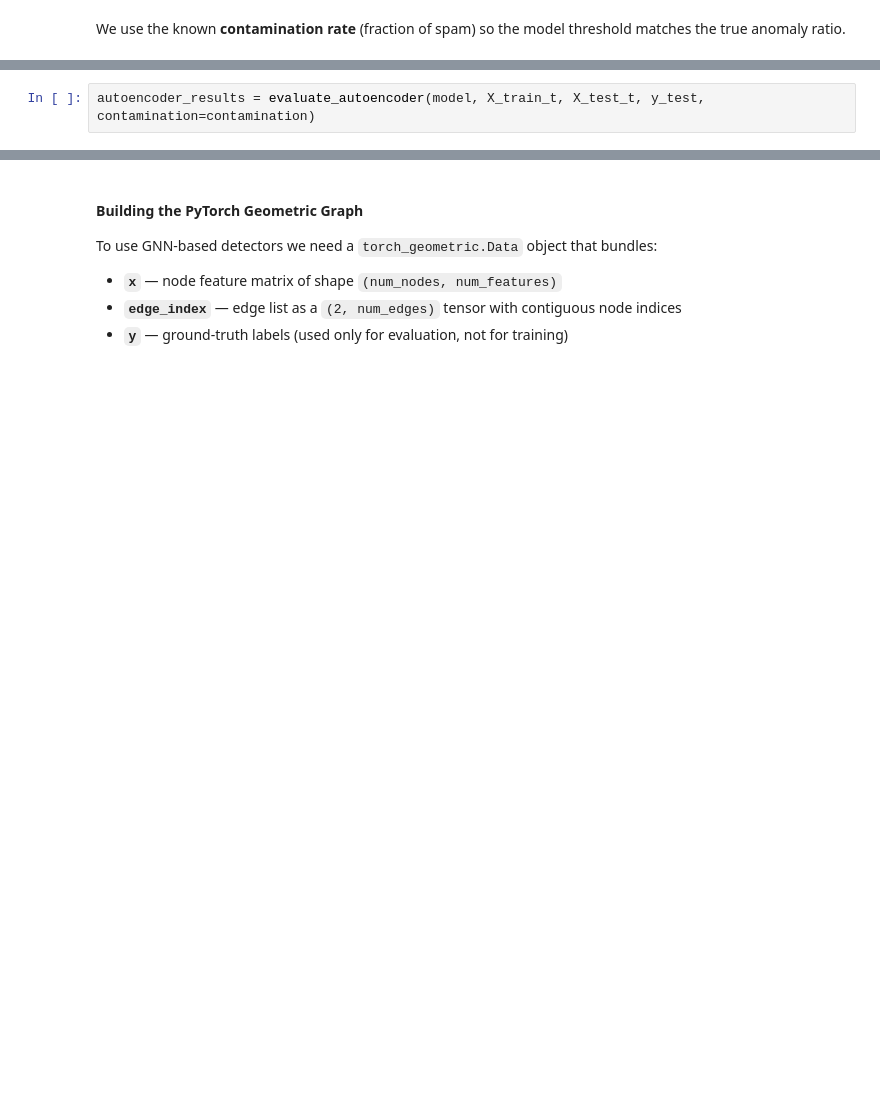
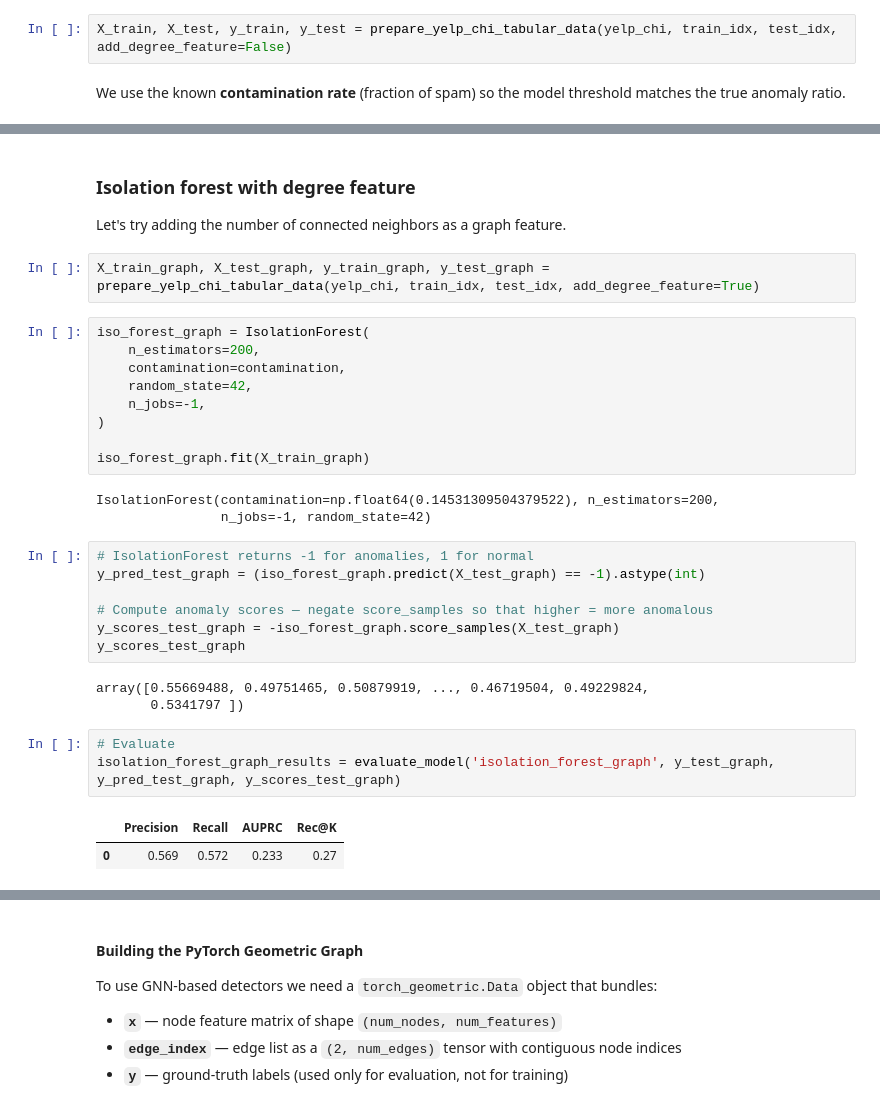
Before and after one commit to ajurcik/MLPrague-2026-test, a Jupyter notebook: 3-unsupervised-learning.ipynb, the cells around one changed output, grey strips where cells are left out. Saved outputs shown, nothing was run; the diff lists cells and outputs as text; blank space fills up the shorter version.

```diff
--- a/3-unsupervised-learning.ipynb
+++ b/3-unsupervised-learning.ipynb
@@ -108,3 +129,5 @@ y_train, y_test = y_true[train_idx], y_true[test_idx]
+# %%
+X_train, X_test, y_train, y_test = prepare_yelp_chi_tabular_data(yelp_chi, train_idx, test_idx, add_degree_feature=False)
 # %% [markdown]
 We use the known **contamination rate** (fraction of spam) so the model threshold matches the true anomaly ratio.
 # %%
@@ -269,3 +184,34 @@ model = train_autoencoder(model, X_train_t)
-# %%
-autoencoder_results = evaluate_autoencoder(model, X_train_t, X_test_t, y_test, contamination=contamination)
+# %% [markdown]
+### Isolation forest with degree feature
+Let's try adding the number of connected neighbors as a graph feature.
+# %%
+X_train_graph, X_test_graph, y_train_graph, y_test_graph = prepare_yelp_chi_tabular_data(yelp_chi, train_idx, test_idx, add_degree_feature=True)
+# %%
+iso_forest_graph = IsolationForest(
+    n_estimators=200,
+    contamination=contamination,
+    random_state=42,
+    n_jobs=-1,
+)
+
+iso_forest_graph.fit(X_train_graph)
+# %% [output]
+IsolationForest(contamination=np.float64(0.14531309504379522), n_estimators=200,
+                n_jobs=-1, random_state=42)
+# %%
+# IsolationForest returns -1 for anomalies, 1 for normal
+y_pred_test_graph = (iso_forest_graph.predict(X_test_graph) == -1).astype(int)
+
+# Compute anomaly scores — negate score_samples so that higher = more anomalous
+y_scores_test_graph = -iso_forest_graph.score_samples(X_test_graph)
+y_scores_test_graph
+# %% [output]
+array([0.55669488, 0.49751465, 0.50879919, ..., 0.46719504, 0.49229824,
+       0.5341797 ])
+# %%
+# Evaluate
+isolation_forest_graph_results = evaluate_model('isolation_forest_graph', y_test_graph, y_pred_test_graph, y_scores_test_graph)
+# %% [output]
+|  | Precision | Recall | AUPRC | Rec@K |
+| 0 | 0.569 | 0.572 | 0.233 | 0.27 |
 # %% [markdown]
```
Also changed, not shown: parts of 55 cells of this notebook, 1 other file.
